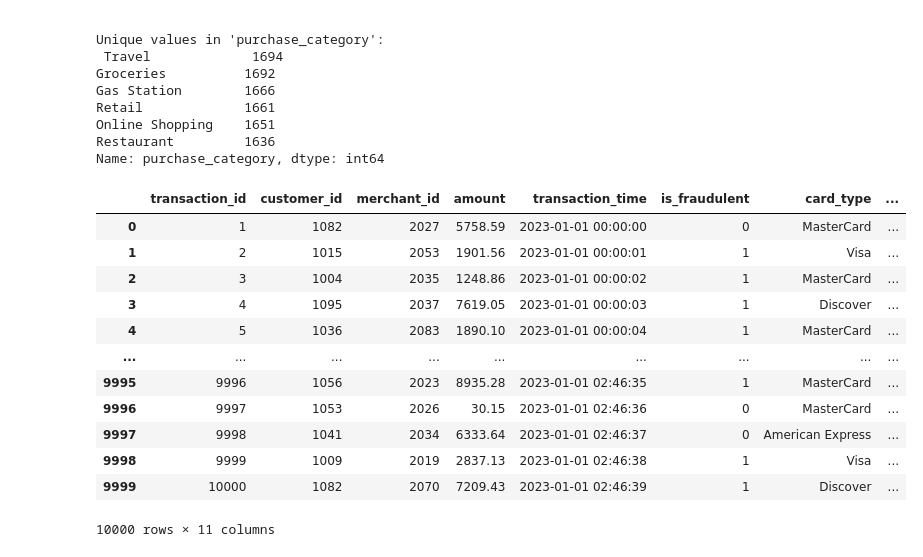
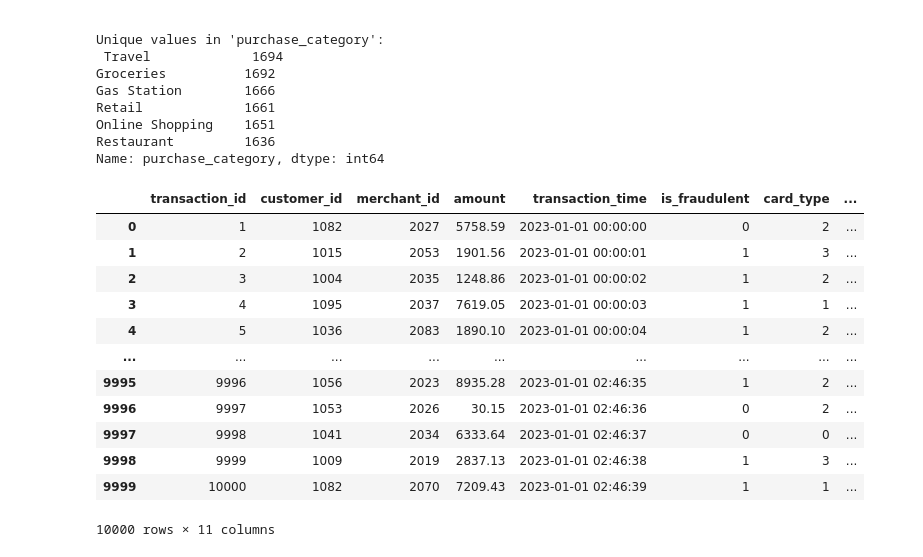
Before and after one commit to crypt0kitik/Deep_Learning, a Jupyter notebook: 3 - CNN for time series classification/02 - Data Engineering.ipynb, the cells around one changed output. Cells and saved outputs as stored; diff of their text form; code cells hidden in the pictures.

```diff
--- a/3 - CNN for time series classification/02 - Data Engineering.ipynb
+++ b/3 - CNN for time series classification/02 - Data Engineering.ipynb
@@ -104,21 +104,30 @@ Restaurant         1636
 Name: purchase_category, dtype: int64
 # %%
 # One-Hot Encoding for both columns
-df = pd.get_dummies(df, columns=['card_type', 'purchase_category'])
+
+from sklearn.preprocessing import LabelEncoder
+
+# Initialize LabelEncoders for each column
+card_type_encoder = LabelEncoder()
+purchase_category_encoder = LabelEncoder()
+
+# Fit and transform the columns
+df['card_type'] = card_type_encoder.fit_transform(df['card_type'])
+df['purchase_category'] = purchase_category_encoder.fit_transform(df['purchase_category'])
 
 # the encoded DataFrame
 df
 # %% [output]
 |  | transaction_id | customer_id | merchant_id | amount | transaction_time | is_fraudulent | card_type | ... |
-| 0 | 1 | 1082 | 2027 | 5758.59 | 2023-01-01 00:00:00 | 0 | MasterCard | ... |
-| 1 | 2 | 1015 | 2053 | 1901.56 | 2023-01-01 00:00:01 | 1 | Visa | ... |
-| 2 | 3 | 1004 | 2035 | 1248.86 | 2023-01-01 00:00:02 | 1 | MasterCard | ... |
-| 3 | 4 | 1095 | 2037 | 7619.05 | 2023-01-01 00:00:03 | 1 | Discover | ... |
-| 4 | 5 | 1036 | 2083 | 1890.10 | 2023-01-01 00:00:04 | 1 | MasterCard | ... |
+| 0 | 1 | 1082 | 2027 | 5758.59 | 2023-01-01 00:00:00 | 0 | 2 | ... |
+| 1 | 2 | 1015 | 2053 | 1901.56 | 2023-01-01 00:00:01 | 1 | 3 | ... |
+| 2 | 3 | 1004 | 2035 | 1248.86 | 2023-01-01 00:00:02 | 1 | 2 | ... |
+| 3 | 4 | 1095 | 2037 | 7619.05 | 2023-01-01 00:00:03 | 1 | 1 | ... |
+| 4 | 5 | 1036 | 2083 | 1890.10 | 2023-01-01 00:00:04 | 1 | 2 | ... |
 | ... | ... | ... | ... | ... | ... | ... | ... | ... |
-| 9995 | 9996 | 1056 | 2023 | 8935.28 | 2023-01-01 02:46:35 | 1 | MasterCard | ... |
-| 9996 | 9997 | 1053 | 2026 | 30.15 | 2023-01-01 02:46:36 | 0 | MasterCard | ... |
-| 9997 | 9998 | 1041 | 2034 | 6333.64 | 2023-01-01 02:46:37 | 0 | American Express | ... |
-| 9998 | 9999 | 1009 | 2019 | 2837.13 | 2023-01-01 02:46:38 | 1 | Visa | ... |
-| 9999 | 10000 | 1082 | 2070 | 7209.43 | 2023-01-01 02:46:39 | 1 | Discover | ... |
+| 9995 | 9996 | 1056 | 2023 | 8935.28 | 2023-01-01 02:46:35 | 1 | 2 | ... |
+| 9996 | 9997 | 1053 | 2026 | 30.15 | 2023-01-01 02:46:36 | 0 | 2 | ... |
+| 9997 | 9998 | 1041 | 2034 | 6333.64 | 2023-01-01 02:46:37 | 0 | 0 | ... |
+| 9998 | 9999 | 1009 | 2019 | 2837.13 | 2023-01-01 02:46:38 | 1 | 3 | ... |
+| 9999 | 10000 | 1082 | 2070 | 7209.43 | 2023-01-01 02:46:39 | 1 | 1 | ... |
 10000 rows × 11 columns
```
Also changed, not shown: parts of 11 cells of this notebook, 1 other file.
